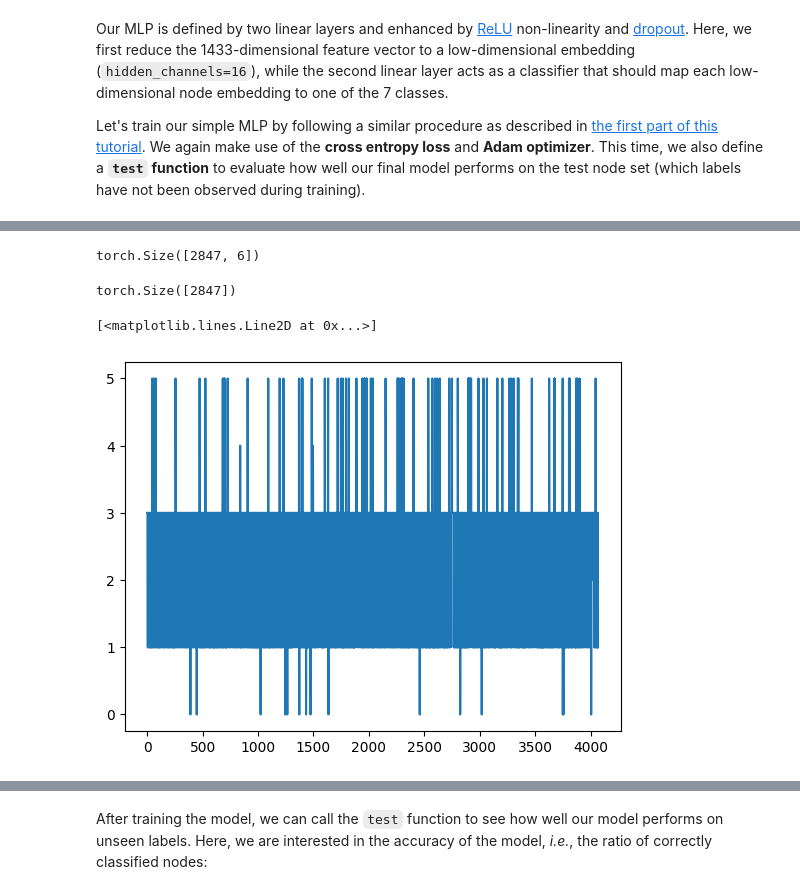
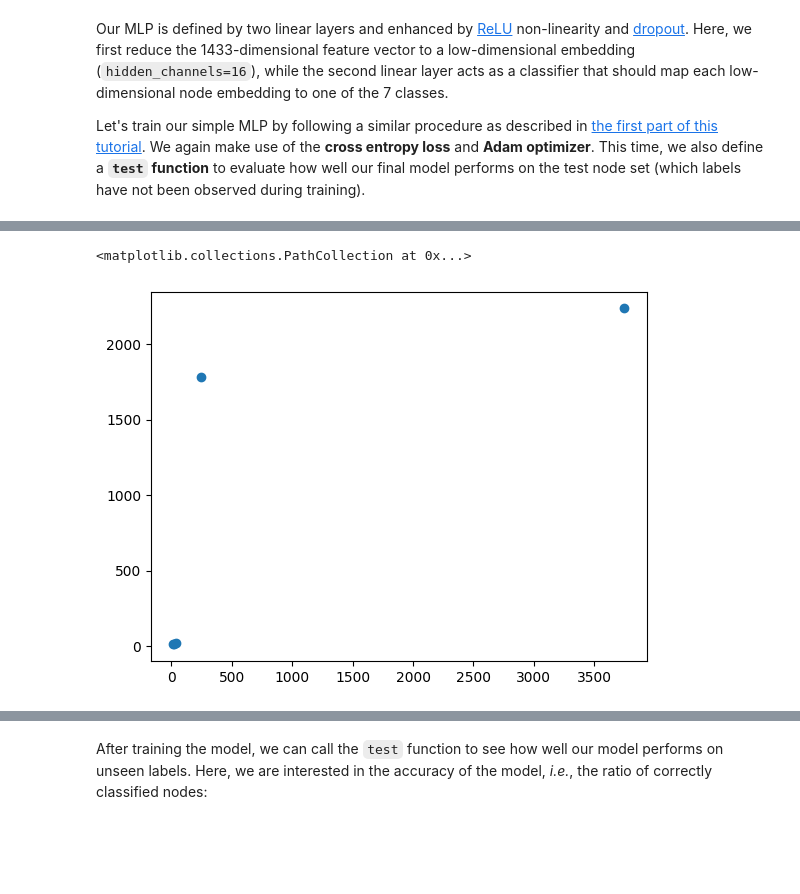
Before and after one commit to briandepasquale/CoSyNe_2025_GNN_tutorial, a Jupyter notebook: FlyWire_WIP_class.ipynb, the cells around one changed output, grey strips where cells are left out. Saved outputs shown, nothing was run; the diff lists cells and outputs as text; code cells hidden in the pictures; blank space fills up the shorter version.

```diff
--- a/FlyWire_WIP_class.ipynb
+++ b/FlyWire_WIP_class.ipynb
@@ -329 +329,7 @@ Epoch: 1000, Loss: 1.3043
+# %%
+plt.scatter(torch.bincount(graph.y),
+                           torch.bincount(model(graph.x).argmax(dim=1)))
+# %% [output]
+<matplotlib.collections.PathCollection at 0x...>
+[figure, added]
 # %%
@@ -331,13 +336,0 @@ out = model(graph.x)
-# %%
-out[graph.train_mask].shape
-# %% [output]
-torch.Size([2847, 6])
-# %%
-graph.y[graph.train_mask].shape
-# %% [output]
-torch.Size([2847])
-# %%
-plt.plot(out.argmax(dim=1))
-# %% [output]
-[<matplotlib.lines.Line2D at 0x...>]
-[figure, removed]
```
Also changed, not shown: parts of 61 cells of this notebook.
